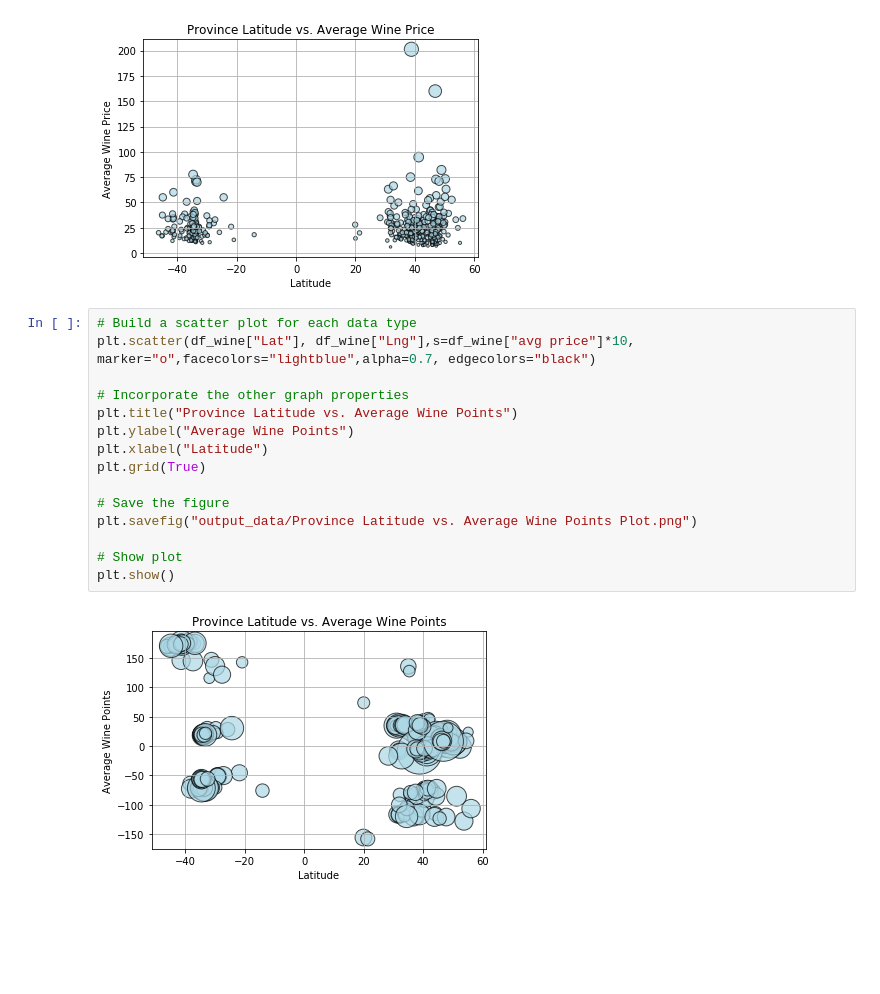
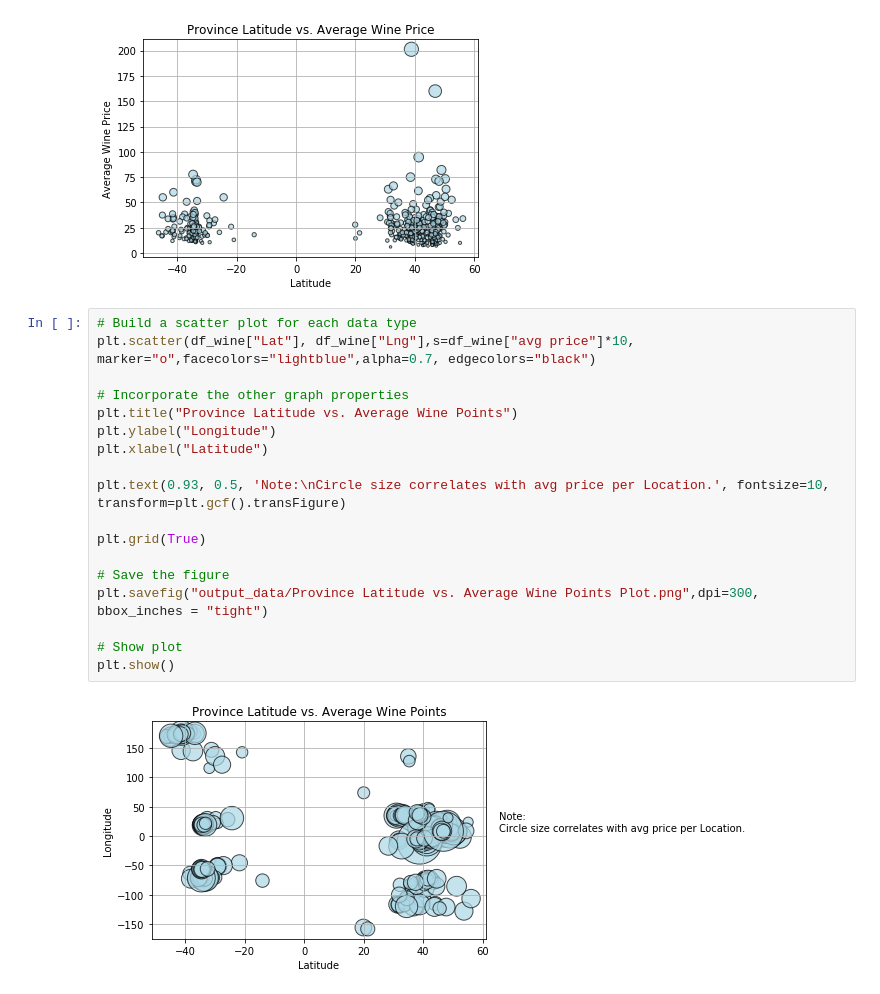
Before and after one commit to arlennav/WineReviews, a Jupyter notebook: LocationAnalysis.ipynb, the cells around one changed output. Drawn from its saved outputs; the diff is of its cells as text; blank space fills up the shorter version.

Commit message:
Updated  LocationAnalysis

```diff
--- a/LocationAnalysis.ipynb
+++ b/LocationAnalysis.ipynb
@@ -121,17 +121,20 @@ plt.show()
 # %%
 # Build a scatter plot for each data type
 plt.scatter(df_wine["Lat"], df_wine["Lng"],s=df_wine["avg price"]*10, marker="o",facecolors="lightblue",alpha=0.7, edgecolors="black")
 
 # Incorporate the other graph properties
 plt.title("Province Latitude vs. Average Wine Points")
-plt.ylabel("Average Wine Points")
+plt.ylabel("Longitude")
 plt.xlabel("Latitude")
+
+plt.text(0.93, 0.5, 'Note:\nCircle size correlates with avg price per Location.', fontsize=10, transform=plt.gcf().transFigure)
+
 plt.grid(True)
 
 # Save the figure
-plt.savefig("output_data/Province Latitude vs. Average Wine Points Plot.png")
+plt.savefig("output_data/Province Latitude vs. Average Wine Points Plot.png",dpi=300, bbox_inches = "tight")
 
 # Show plot
 plt.show()
 # %% [output]
-[figure, old version]
+[figure, new version]
```
Also changed, not shown: 1 other file.
